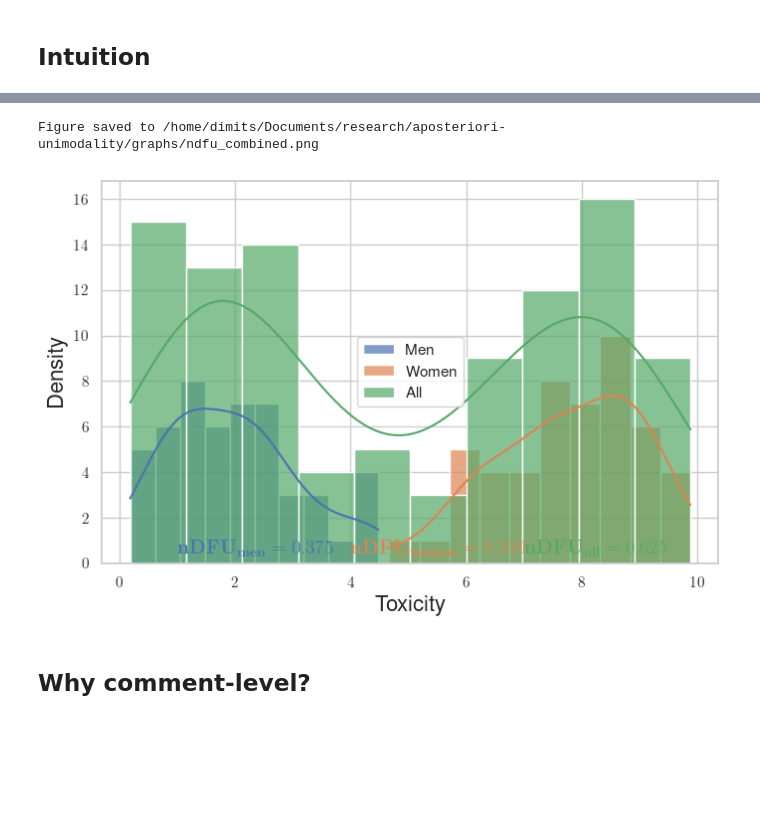
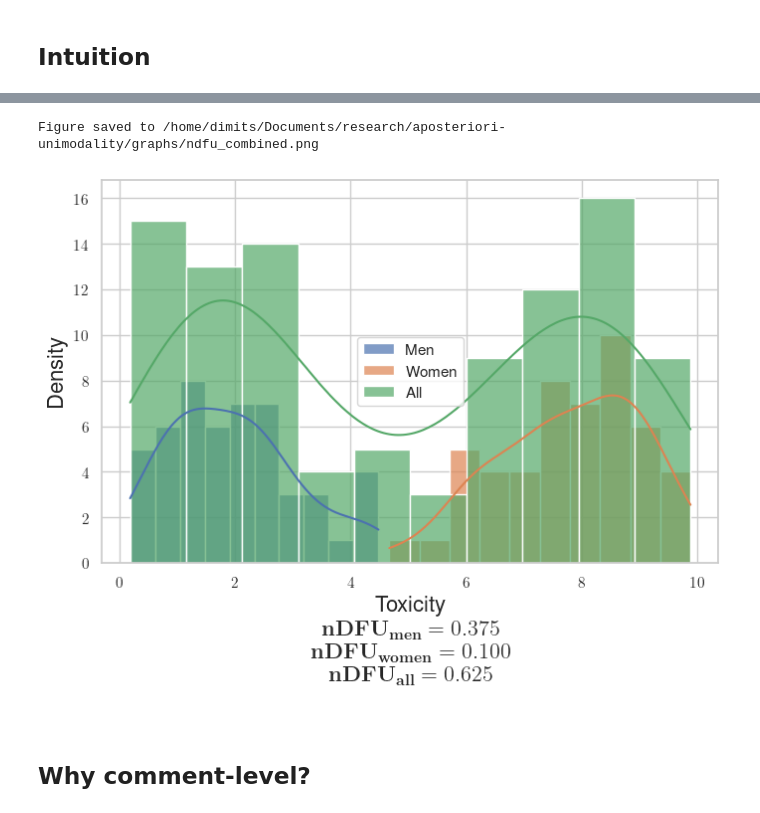
Before and after one commit to dimits-ts/aposteriori-unimodality, a Jupyter notebook: notebooks/explanation.ipynb, the cells around one changed output, grey strips where cells are left out. Cells and saved outputs as stored; diff of their text form; code cells hidden in the pictures; blank space fills up the shorter version.

```diff
--- a/notebooks/explanation.ipynb
+++ b/notebooks/explanation.ipynb
@@ -92,7 +92,7 @@ for data, label, color, ndfu_value, type_str, x_text, y_text, filename in zip(
         label=label,
     )
 
-    text = f"$\\mathbf{{nDFU_{{{type_str}}}}}={ndfu_value:.3f}$"
+    math_text = f"$\\mathbf{{nDFU_{{{type_str}}}}}={ndfu_value:.3f}$"
     plt.text(
         x_text,
         y_text,
@@ -102,7 +102,7 @@ for data, label, color, ndfu_value, type_str, x_text, y_text, filename in zip(
         fontsize=LESSER_LABEL_SIZE,
     )
 
-    plt.xlabel("Toxicity", fontsize=LABEL_SIZE)
+    plt.xlabel(f"Toxicity\n{math_text}", fontsize=LABEL_SIZE)
     plt.ylabel("Density", fontsize=LABEL_SIZE)
 
     tasks.graphs.save_plot(GRAPH_DIR / filename)
@@ -117,39 +117,32 @@ Figure saved to /home/dimits/Documents/research/aposteriori-unimodality/graphs/n
 # %%
 # --- Combined plot (4th plot) ---
 plt.figure(figsize=(8, 5))
 for data, label, color in zip(datasets, labels, colors_individual):
     sns.histplot(
         data,
         bins=bins,
         kde=True,
         alpha=0.7,
         color=color,
         label=label,
     )
 
 # Add all nDFU annotations
+math_text = ""
 for x_text, y_text, color, ndfu_value, type_str in zip(
     x_values, y_values, colors_individual, ndfus, type_strs
 ):
-    text = f"$\\mathbf{{nDFU_{{{type_str}}}}}={ndfu_value:.3f}$"
-    plt.text(
-        x_text,
-        y_text,
-        text,
-        color=color,
-        weight="bold",
-        fontsize=LESSER_LABEL_SIZE,
-    )
+    math_text += f"$\\mathbf{{nDFU_{{{type_str}}}}}={ndfu_value:.3f}$\n"
 
 plt.legend(loc="center")
-plt.xlabel("Toxicity", fontsize=LABEL_SIZE)
+plt.xlabel(f"Toxicity\n{math_text}", fontsize=LABEL_SIZE)
 plt.ylabel("Density", fontsize=LABEL_SIZE)
 
 tasks.graphs.save_plot(GRAPH_DIR / "ndfu_combined.png")
 plt.show()
 # %% [output]
 Figure saved to /home/dimits/Documents/research/aposteriori-unimodality/graphs/ndfu_combined.png
-[figure, old version]
+[figure, new version]
 # %% [markdown]
 ## Why comment-level?
 # %%
```
Also changed, not shown: parts of 1 cell of this notebook, 4 other files.
